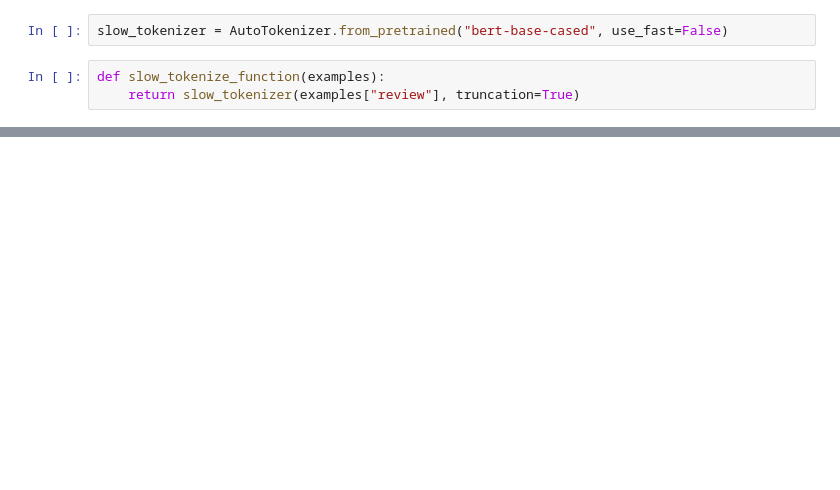
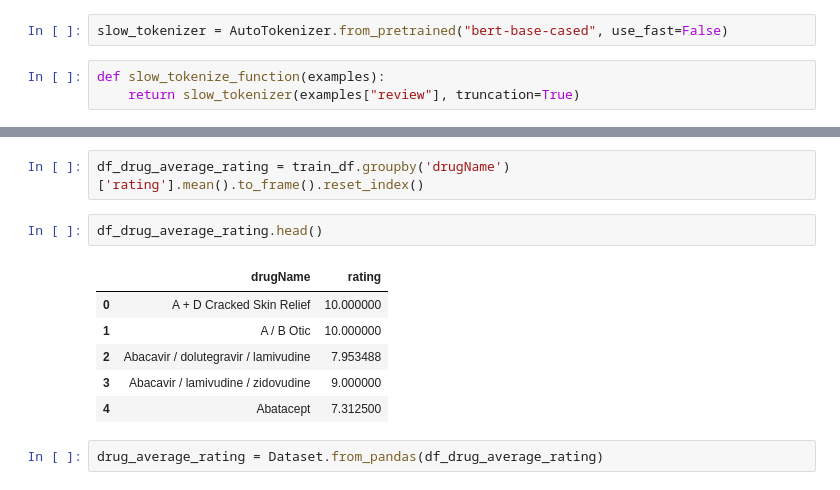
Before and after one commit to anubhavmaity/transformers-course, a Jupyter notebook: 05_02_time_to_slice_dice.ipynb, the cells around one changed output, grey strips where cells are left out. Cells and saved outputs as stored; diff of their text form; blank space fills up the shorter version.

```diff
--- a/05_02_time_to_slice_dice.ipynb
+++ b/05_02_time_to_slice_dice.ipynb
@@ -343,0 +474,13 @@ Wall time: 8min 43s
+# %%
+df_drug_average_rating = train_df.groupby('drugName')['rating'].mean().to_frame().reset_index()
+# %%
+df_drug_average_rating.head()
+# %% [output]
+|  | drugName | rating |
+| 0 | A + D Cracked Skin Relief | 10.000000 |
+| 1 | A / B Otic | 10.000000 |
+| 2 | Abacavir / dolutegravir / lamivudine | 7.953488 |
+| 3 | Abacavir / lamivudine / zidovudine | 9.000000 |
+| 4 | Abatacept | 7.312500 |
+# %%
+drug_average_rating = Dataset.from_pandas(df_drug_average_rating)
```
Also changed, not shown: parts of 45 cells of this notebook, 3 other files.
